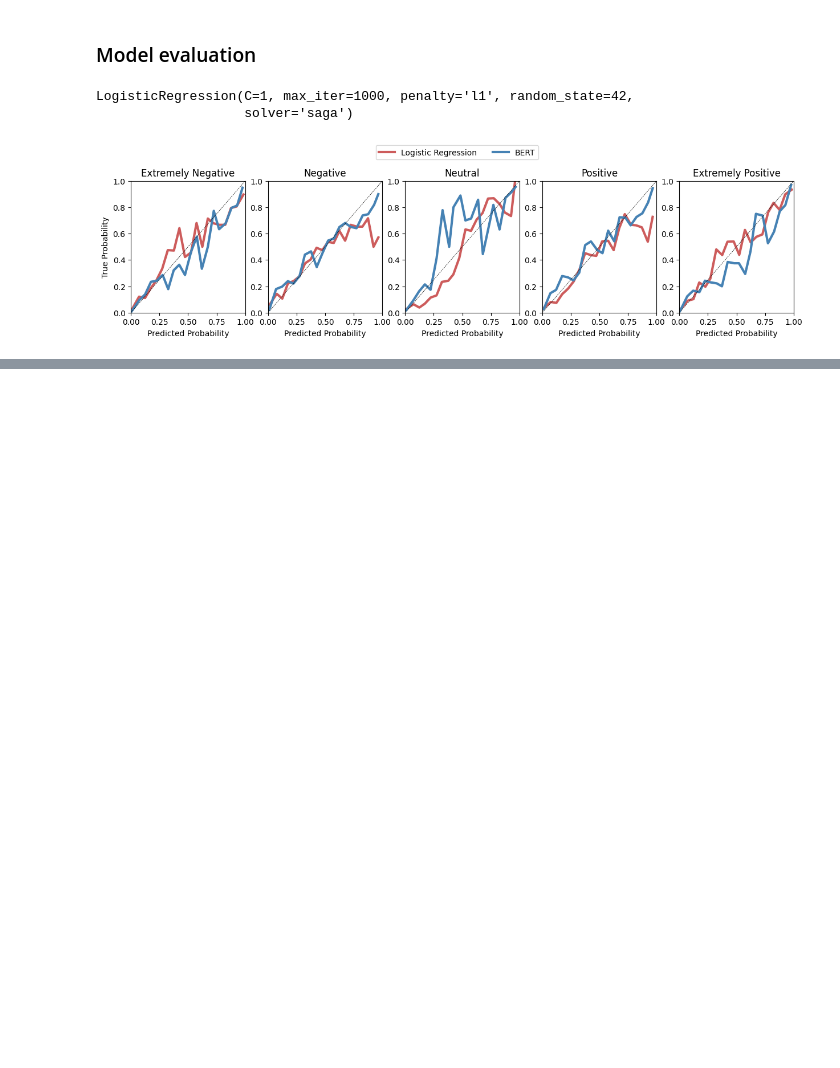
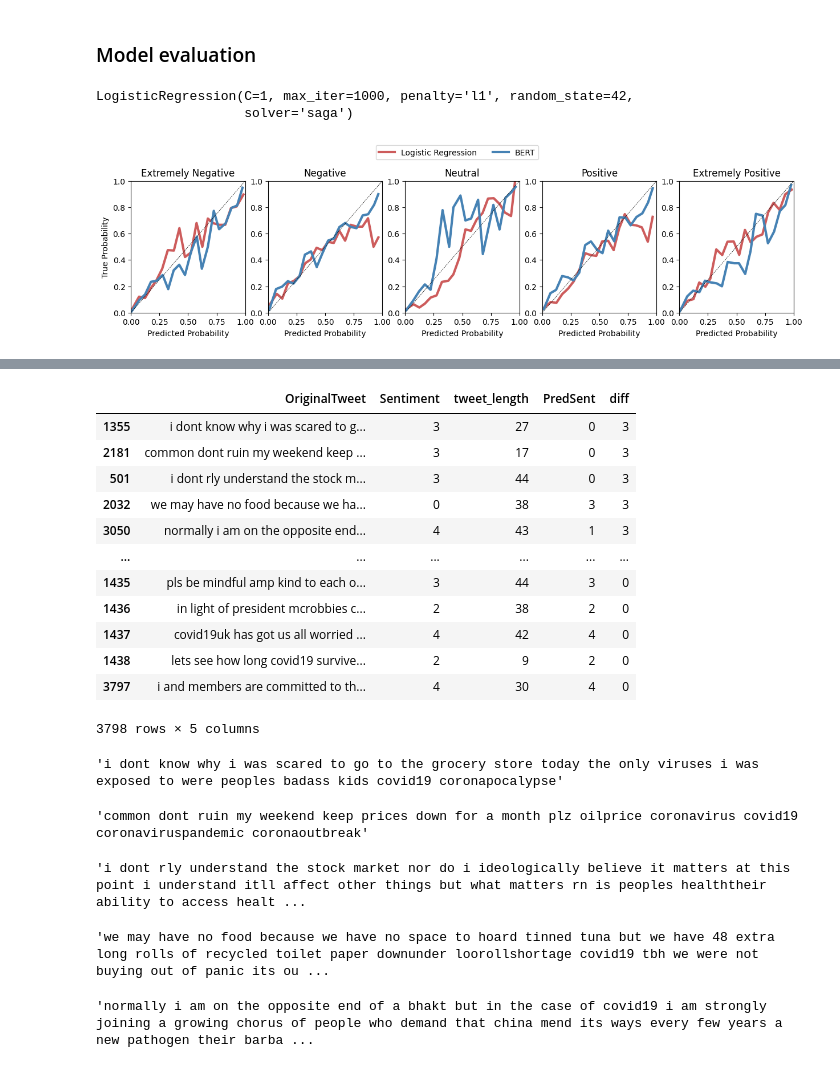
Before and after one commit to t3isuan/SDS384_final_project, a Jupyter notebook: scripts/model_compare.ipynb, the cells around one changed output, grey strips where cells are left out. Saved outputs shown, nothing was run; the diff lists cells and outputs as text; code cells hidden in the pictures; blank space fills up the shorter version.

```diff
--- a/scripts/model_compare.ipynb
+++ b/scripts/model_compare.ipynb
@@ -742,0 +777,8 @@ plt.savefig("calibrate.pdf", bbox_inches = 'tight')
+# %%
+df_train['Sentiment']=df_train['Sentiment'].replace({'Extremely Negative':0,'Negative':1, 'Neutral':2, 'Positive':3,'Extremely Positive':4})
+df_train['Sentiment']=df_train['Sentiment'].astype(int)
+df_train['tweet_length'] = df_train['OriginalTweet'].apply(lambda t: len(t.split()))
+
+df_test['Sentiment']=df_test['Sentiment'].replace({'Extremely Negative':0,'Negative':1, 'Neutral':2, 'Positive':3,'Extremely Positive':4})
+df_test['Sentiment']=df_test['Sentiment'].astype(int)
+df_test['tweet_length'] = df_test['OriginalTweet'].apply(lambda t: len(t.split()))
@@ -742,0 +794,42 @@ plt.savefig("calibrate.pdf", bbox_inches = 'tight')
+# %%
+df_test['PredSent'] = df_test['OriginalTweet'].apply(lambda x: analyze_sent(x)[0])
+# %%
+df_test['diff'] = np.abs(df_test['Sentiment'] - df_test['PredSent'])
+# %%
+df_test = df_test.sort_values(by = 'diff', ascending = False)
+# %%
+df_test
+# %% [output]
+|  | OriginalTweet | Sentiment | tweet_length | PredSent | diff |
+| 1355 | i dont know why i was scared to g... | 3 | 27 | 0 | 3 |
+| 2181 | common dont ruin my weekend keep ... | 3 | 17 | 0 | 3 |
+| 501 | i dont rly understand the stock m... | 3 | 44 | 0 | 3 |
+| 2032 | we may have no food because we ha... | 0 | 38 | 3 | 3 |
+| 3050 | normally i am on the opposite end... | 4 | 43 | 1 | 3 |
+| ... | ... | ... | ... | ... | ... |
+| 1435 | pls be mindful amp kind to each o... | 3 | 44 | 3 | 0 |
+| 1436 | in light of president mcrobbies c... | 2 | 38 | 2 | 0 |
+| 1437 | covid19uk has got us all worried ... | 4 | 42 | 4 | 0 |
+| 1438 | lets see how long covid19 survive... | 2 | 9 | 2 | 0 |
+| 3797 | i and members are committed to th... | 4 | 30 | 4 | 0 |
+3798 rows × 5 columns
+# %%
+df_test.loc[1355, 'OriginalTweet']
+# %% [output]
+'i dont know why i was scared to go to the grocery store today the only viruses i was exposed to were peoples badass kids covid19 coronapocalypse'
+# %%
+df_test.loc[2181, 'OriginalTweet']
+# %% [output]
+'common dont ruin my weekend keep prices down for a month plz oilprice coronavirus covid19 coronaviruspandemic coronaoutbreak'
+# %%
+df_test.loc[501, 'OriginalTweet']
+# %% [output]
+'i dont rly understand the stock market nor do i ideologically believe it matters at this point i understand itll affect other things but what matters rn is peoples healththeir ability to access healt ...
+# %%
+df_test.loc[2032, 'OriginalTweet']
+# %% [output]
+'we may have no food because we have no space to hoard tinned tuna but we have 48 extra long rolls of recycled toilet paper downunder loorollshortage covid19 tbh we were not buying out of panic its ou ...
+# %%
+df_test.loc[3050, 'OriginalTweet']
+# %% [output]
+'normally i am on the opposite end of a bhakt but in the case of covid19 i am strongly joining a growing chorus of people who demand that china mend its ways every few years a new pathogen their barba ...
```
Also changed, not shown: parts of 6 cells of this notebook, 1 other file.
